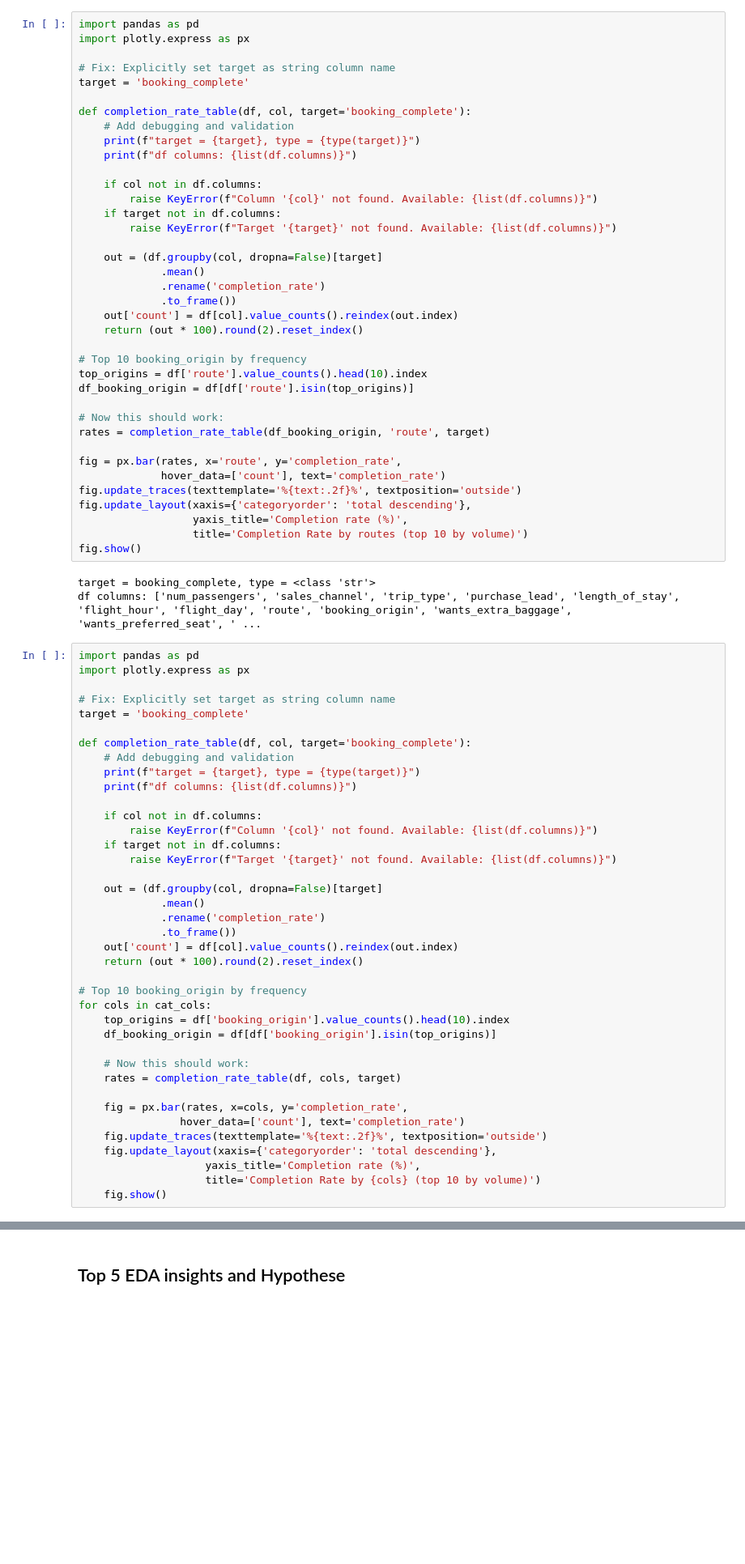
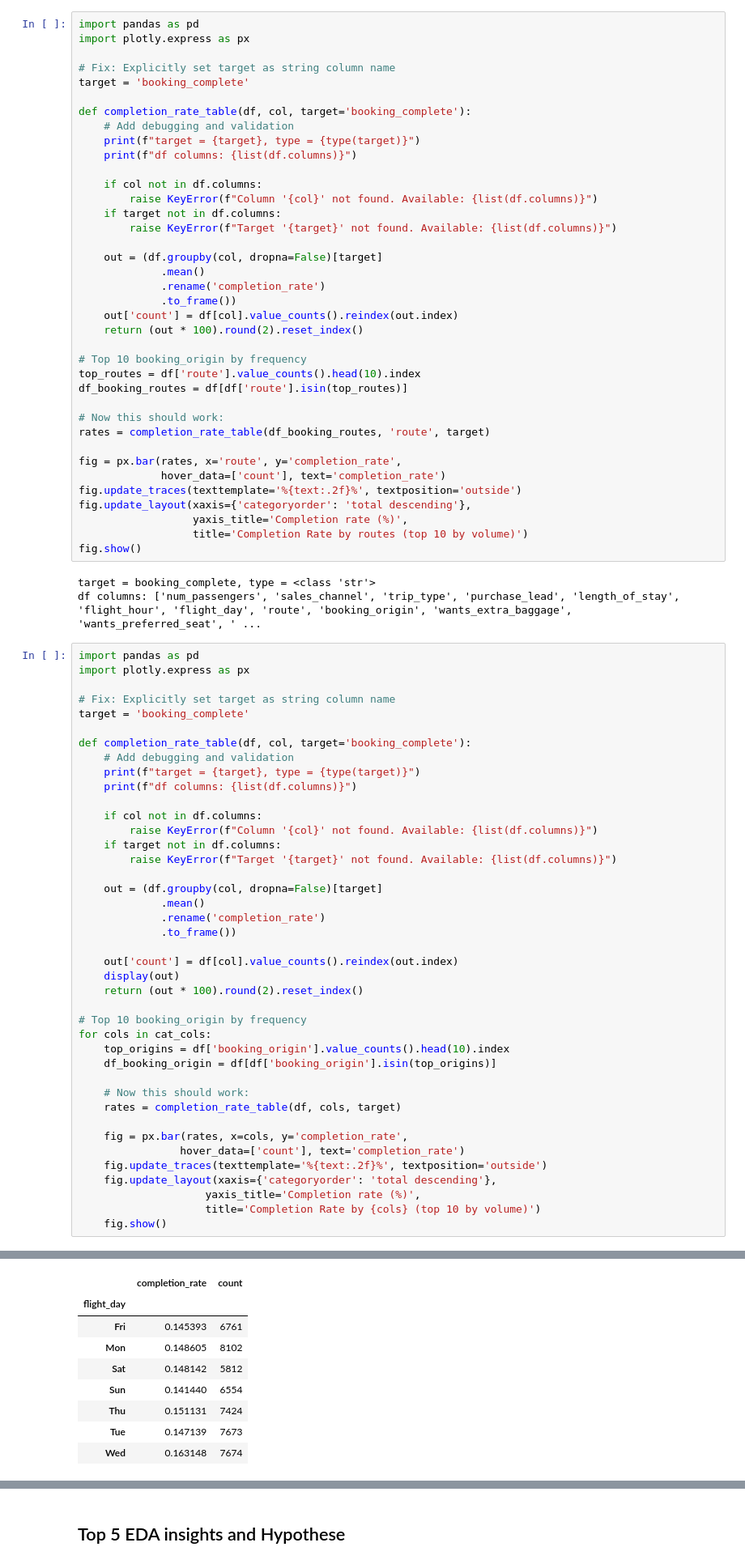
Before and after one commit to nickgeorgemathew/booking_analysis, a Jupyter notebook: notebooks/01_eda.ipynb, the cells around one changed output, grey strips where cells are left out. Shown at 81% size. Drawn from its saved outputs; the diff is of its cells as text; blank space fills up the shorter version.

```diff
--- a/notebooks/01_eda.ipynb
+++ b/notebooks/01_eda.ipynb
@@ -455,11 +370,11 @@ def completion_rate_table(df, col, target='booking_complete'):
     return (out * 100).round(2).reset_index()
 
 # Top 10 booking_origin by frequency
-top_origins = df['route'].value_counts().head(10).index
-df_booking_origin = df[df['route'].isin(top_origins)]
+top_routes = df['route'].value_counts().head(10).index
+df_booking_routes = df[df['route'].isin(top_routes)]
 
 # Now this should work:
-rates = completion_rate_table(df_booking_origin, 'route', target)
+rates = completion_rate_table(df_booking_routes, 'route', target)
 
 fig = px.bar(rates, x='route', y='completion_rate',
              hover_data=['count'], text='completion_rate')
@@ -492,7 +407,9 @@ def completion_rate_table(df, col, target='booking_complete'):
              .mean()
              .rename('completion_rate')
              .to_frame())
+
     out['count'] = df[col].value_counts().reindex(out.index)
+    display(out)
     return (out * 100).round(2).reset_index()
 
 # Top 10 booking_origin by frequency
@@ -523,2 +444,11 @@ The default of observed=False is deprecated and will be changed to True in a fut
 target = booking_complete, type = <class 'str'>
 df columns: ['num_passengers', 'sales_channel', 'trip_type', 'purchase_lead', 'length_of_stay', 'flight_hour', 'flight_day', 'route', 'booking_origin', 'wants_extra_baggage', 'wants_preferred_seat', ' ...
+|  | completion_rate | count |
+| flight_day |  |  |
+| Fri | 0.145393 | 6761 |
+| Mon | 0.148605 | 8102 |
+| Sat | 0.148142 | 5812 |
+| Sun | 0.141440 | 6554 |
+| Thu | 0.151131 | 7424 |
+| Tue | 0.147139 | 7673 |
+| Wed | 0.163148 | 7674 |
```
Also changed, not shown: parts of 9 cells of this notebook, 1 other file.
